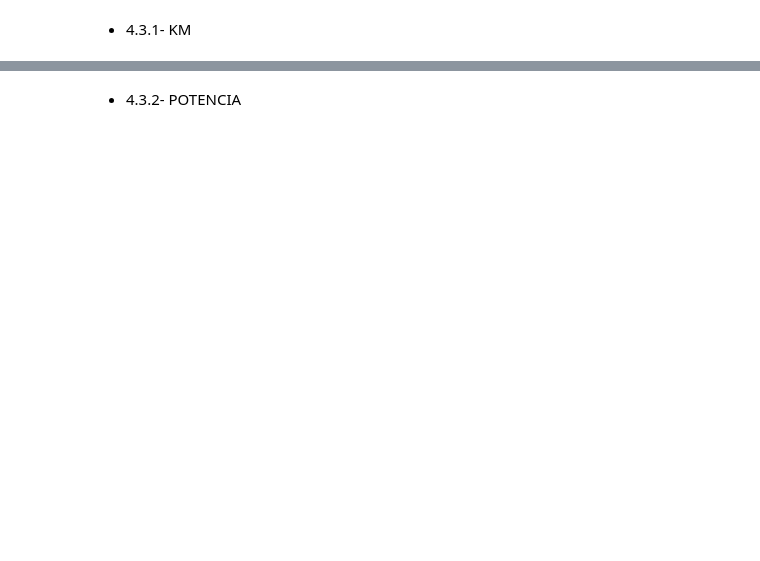
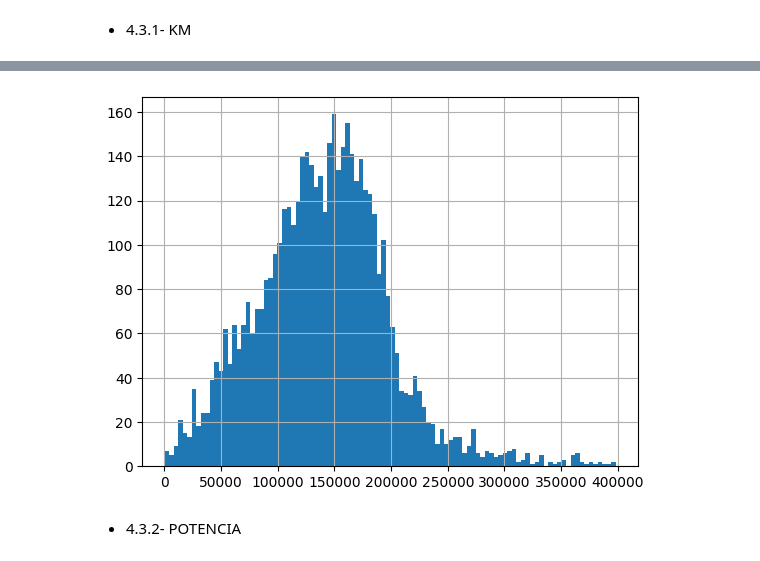
Before and after one commit to tvgtech/BMW_Proj, a Jupyter notebook: Grupo6_EDA_BMW.ipynb, the cells around one changed output, grey strips where cells are left out. Saved outputs shown, nothing was run; the diff lists cells and outputs as text; code cells hidden in the pictures; blank space fills up the shorter version.

```diff
--- a/Grupo6_EDA_BMW.ipynb
+++ b/Grupo6_EDA_BMW.ipynb
@@ -1088,2 +1276,9 @@ bmw10 =
+# %%
+# Se consideran outliers (>400.000 Km) y se eliminan
+bmw11.drop(index=bmw11[bmw11['km'] > 4e+05].index.tolist(), inplace=True)
+# %%
+bmw11.km.hist(bins=100);
+# %% [output]
+[figure, added]
 # %% [markdown]
 - 4.3.2- POTENCIA
```
Also changed, not shown: parts of 104 cells of this notebook.
